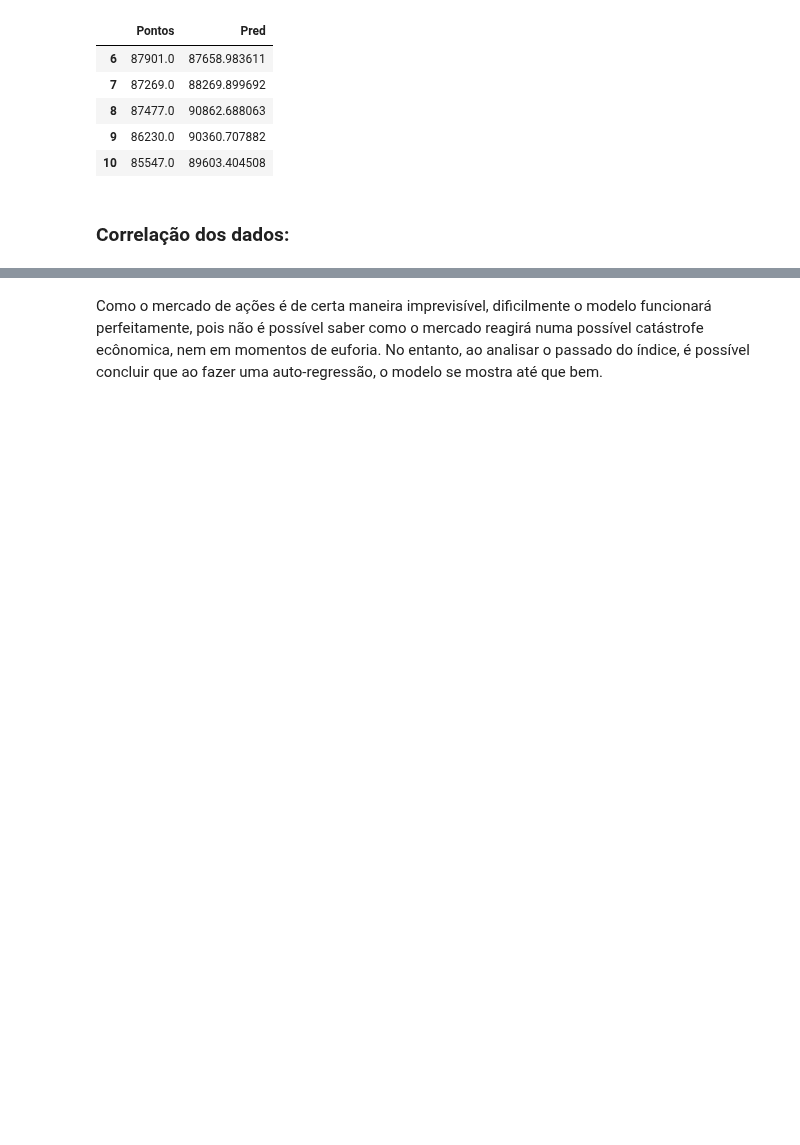
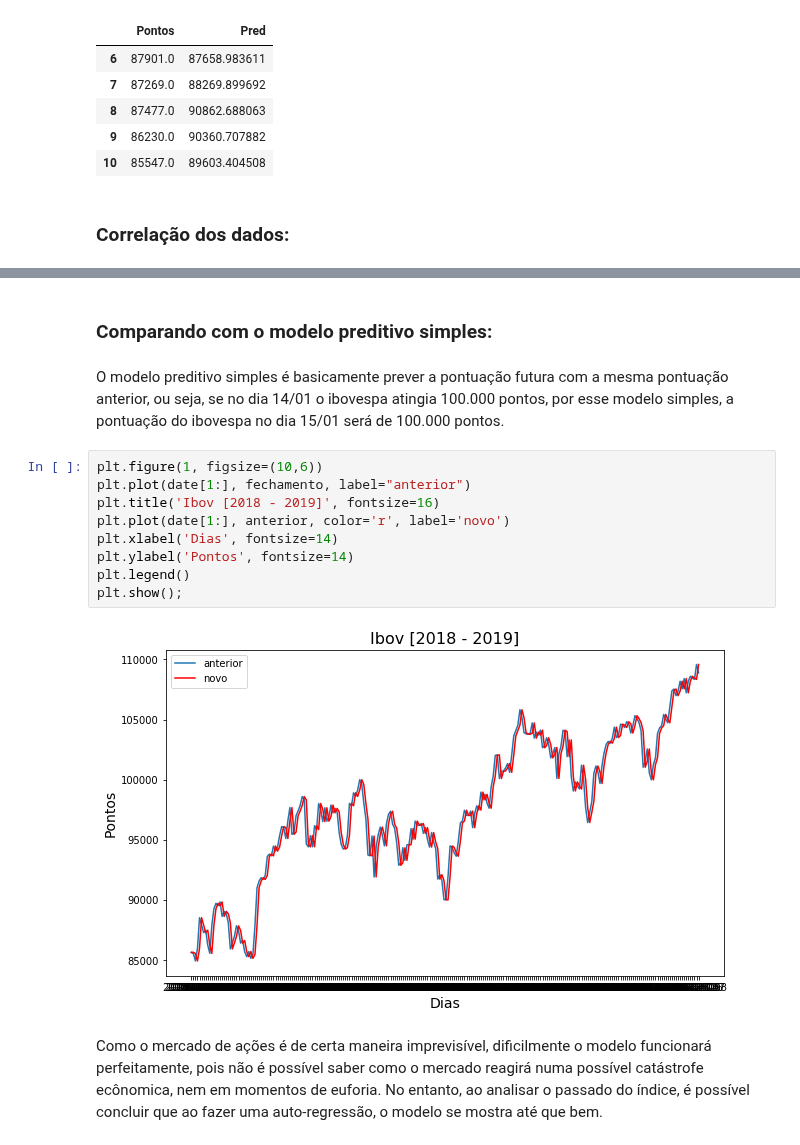
Before and after one commit to pbcarani/P3-Data-Science, a Jupyter notebook: P3_NOVO.ipynb, the cells around one changed output, grey strips where cells are left out. Drawn from its saved outputs; the diff is of its cells as text; blank space fills up the shorter version.

Commit message:
Completando a análise e fazendo com base no anterior

```diff
--- a/P3_NOVO.ipynb
+++ b/P3_NOVO.ipynb
@@ -452,3 +456,18 @@ df.corr()
+# %% [markdown]
+### Comparando com o modelo preditivo simples:
+# %% [markdown]
+O modelo preditivo simples é basicamente prever a pontuação futura com a mesma pontuação anterior, ou seja, se no dia 14/01 o ibovespa atingia 100.000 pontos, por esse modelo simples, a pontuação do ibovespa no dia 15/01 será de 100.000 pontos.
+# %%
+plt.figure(1, figsize=(10,6))
+plt.plot(date[1:], fechamento, label="anterior")
+plt.title('Ibov [2018 - 2019]', fontsize=16)
+plt.plot(date[1:], anterior, color='r', label='novo')
+plt.xlabel('Dias', fontsize=14)
+plt.ylabel('Pontos', fontsize=14)
+plt.legend()
+plt.show();
+# %% [output]
+[figure, added]
 # %% [markdown]
  Como o mercado de ações é de certa maneira imprevisível, dificilmente o modelo funcionará perfeitamente, pois não é possível saber como o mercado reagirá numa possível catástrofe ecônomica, nem em momentos de euforia. No entanto, ao analisar o passado do índice, é possível concluir que ao fazer uma auto-regressão, o modelo se mostra até que bem.
 # %% [markdown]
```
Also changed, not shown: parts of 3 cells of this notebook.
